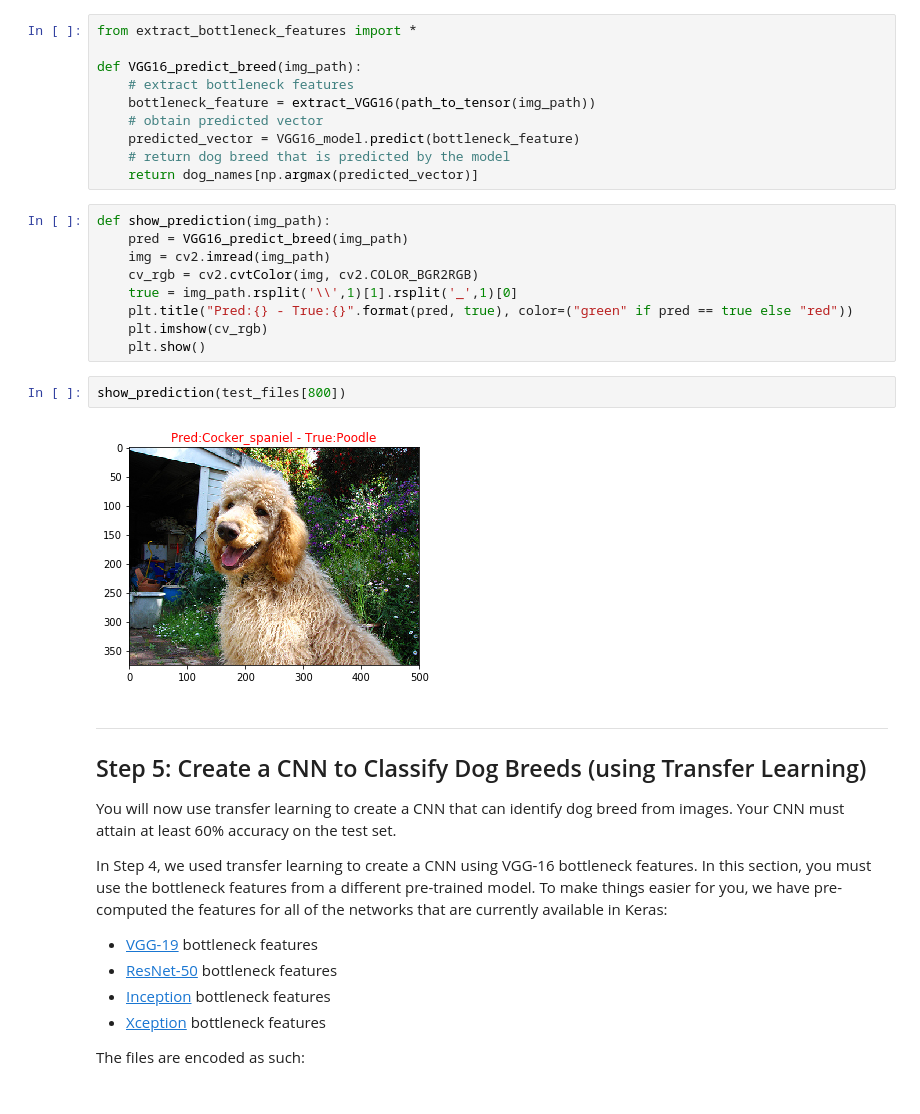
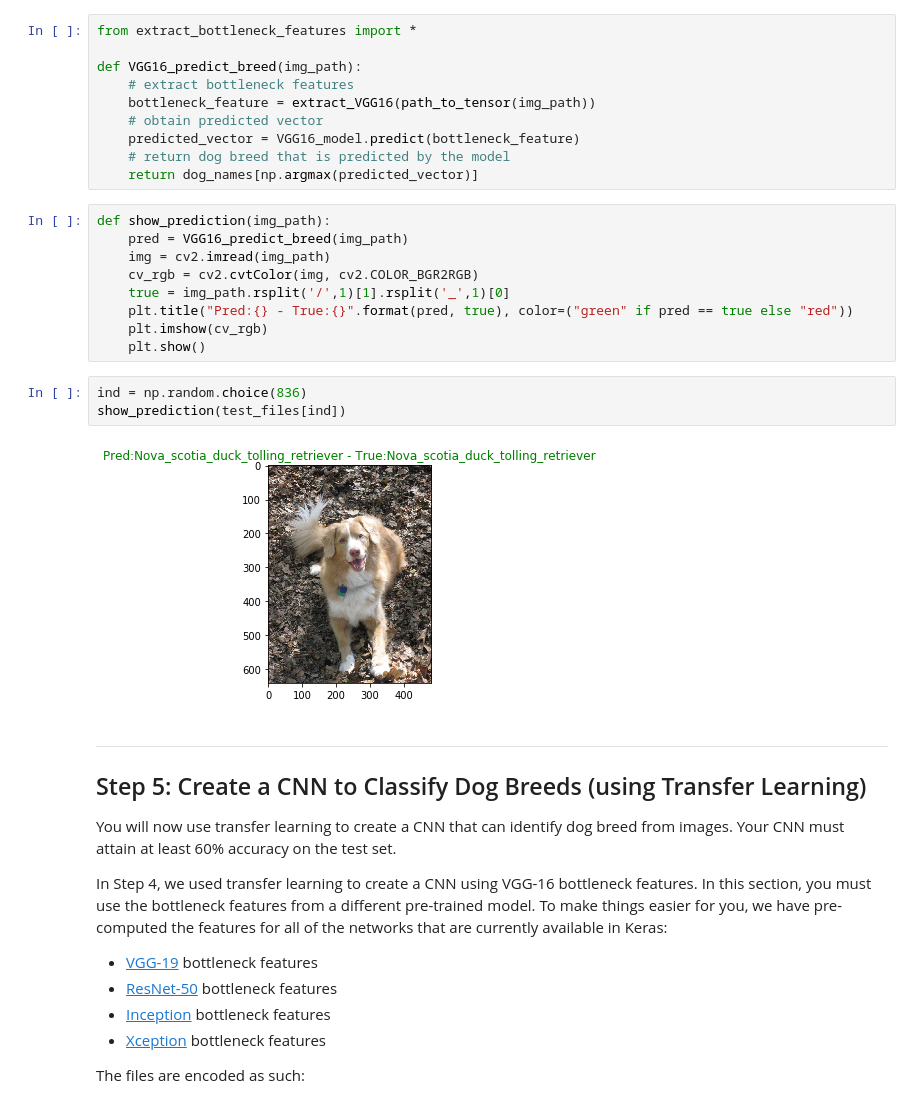
Before and after one commit to m00nd00r/Dog-Breed-App, a Jupyter notebook: dog_app.ipynb, the cells around one changed output. Saved outputs shown, nothing was run; the diff lists cells and outputs as text.

```diff
--- a/dog_app.ipynb
+++ b/dog_app.ipynb
@@ -791,14 +785,15 @@ def show_prediction(img_path):
     pred = VGG16_predict_breed(img_path)
     img = cv2.imread(img_path)
     cv_rgb = cv2.cvtColor(img, cv2.COLOR_BGR2RGB)
-    true = img_path.rsplit('\\',1)[1].rsplit('_',1)[0]
+    true = img_path.rsplit('/',1)[1].rsplit('_',1)[0]
     plt.title("Pred:{} - True:{}".format(pred, true), color=("green" if pred == true else "red"))
     plt.imshow(cv_rgb)
     plt.show()
-# %%
-show_prediction(test_files[800])
-# %% [output]
-[figure, removed]
+# %%
+ind = np.random.choice(836)
+show_prediction(test_files[ind])
+# %% [output]
+[figure, added]
 # %% [markdown]
 ---
 <a id='step5'></a>
```
Also changed, not shown: parts of 47 cells of this notebook.
